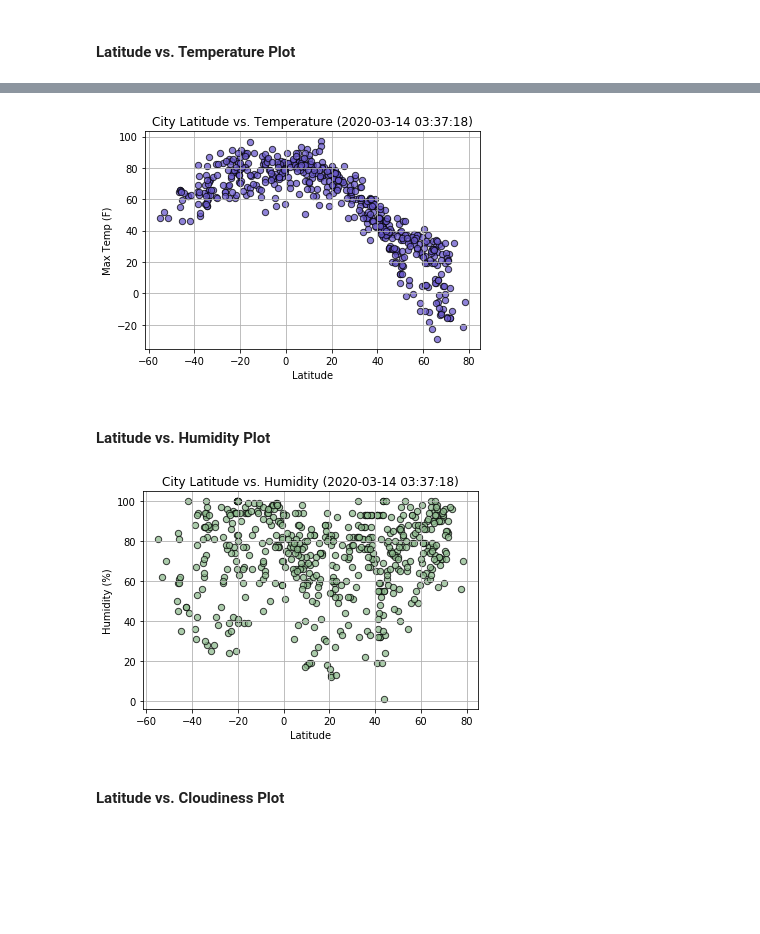
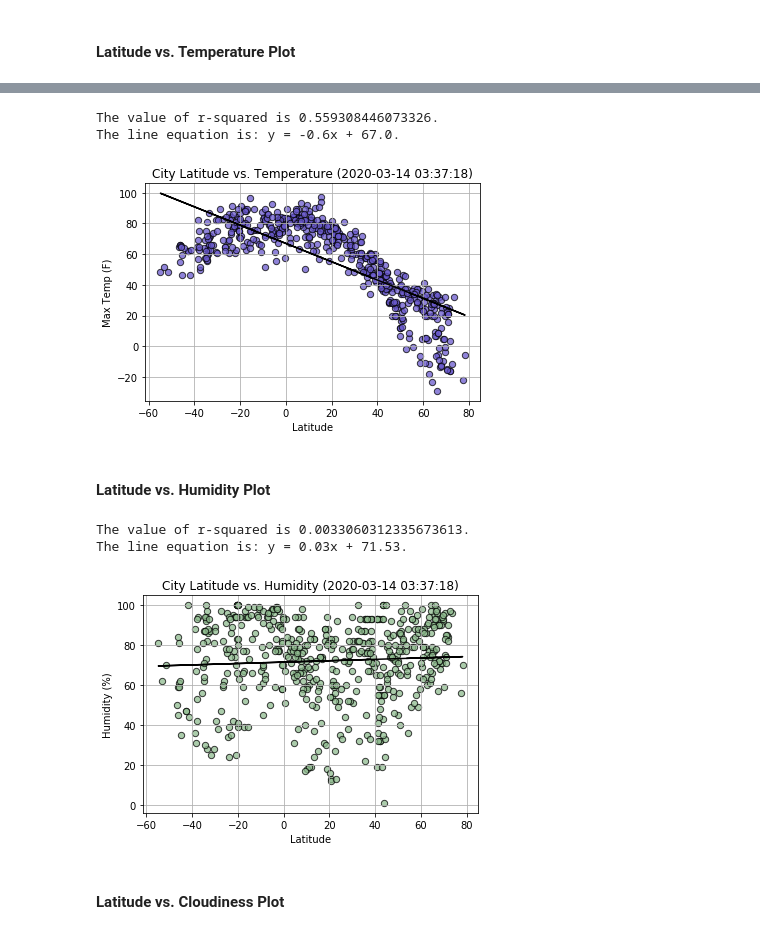
Before and after one commit to wisemantyr/openweather, a Jupyter notebook: WeatherPy/WeatherPy.ipynb, the cells around one changed output, grey strips where cells are left out. Saved outputs shown, nothing was run; the diff lists cells and outputs as text; code cells hidden in the pictures; blank space fills up the shorter version.

```diff
--- a/WeatherPy/WeatherPy.ipynb
+++ b/WeatherPy/WeatherPy.ipynb
@@ -184,3 +181,7 @@ city_data_df.to_csv("../Output/city_data.csv",
 * Save the plotted figures as .pngs.
 # %% [markdown]
 #### Latitude vs. Temperature Plot
+# %%
+city_data = "../Output/city_data.csv"
+city_data_df = pd.read_csv(city_data)
+city_data_df
@@ -187,21 +211,24 @@ city_data_df.to_csv("../Output/city_data.csv",
 # %%
 #defines variable to plot
 max_temp = city_data_df["Max Temp"]
 latitude = city_data_df["Lat"]
 #set date
 city_data_df['Date'] = pd.to_datetime(city_data_df['Date'],unit='s')
 date = city_data_df["Date"][0]
 #create plot
 plt.scatter(latitude, max_temp, s=40, c="slateblue", edgecolors = "black", alpha = .75)
 #set labels, titles, and other styling
 plt.title(f"City Latitude vs. Temperature ({date})")
 plt.xlabel("Latitude")
 plt.ylabel("Max Temp (F)")
 plt.grid(b=None, which='major', axis='both')
 plt.savefig("LatTempPlot.png")
+lin_reg(latitude, max_temp)
 plt.show()
 # %% [output]
+The value of r-squared is 0.559308446073326.
+The line equation is: y = -0.6x + 67.0.
-[figure, old version]
+[figure, new version]
 # %% [markdown]
 #### Latitude vs. Humidity Plot
 # %%
@@ -215,9 +242,12 @@ plt.xlabel("Latitude")
 plt.ylabel("Humidity (%)")
 plt.grid(b=None, which='major', axis='both')
 plt.savefig("LatHumidPlot.png")
+lin_reg(latitude, humidity)
 plt.show()
 # %% [output]
+The value of r-squared is 0.0033060312335673613.
+The line equation is: y = 0.03x + 71.53.
-[figure, old version]
+[figure, new version]
 # %% [markdown]
 #### Latitude vs. Cloudiness Plot
 # %%
```
Also changed, not shown: parts of 8 cells of this notebook.
